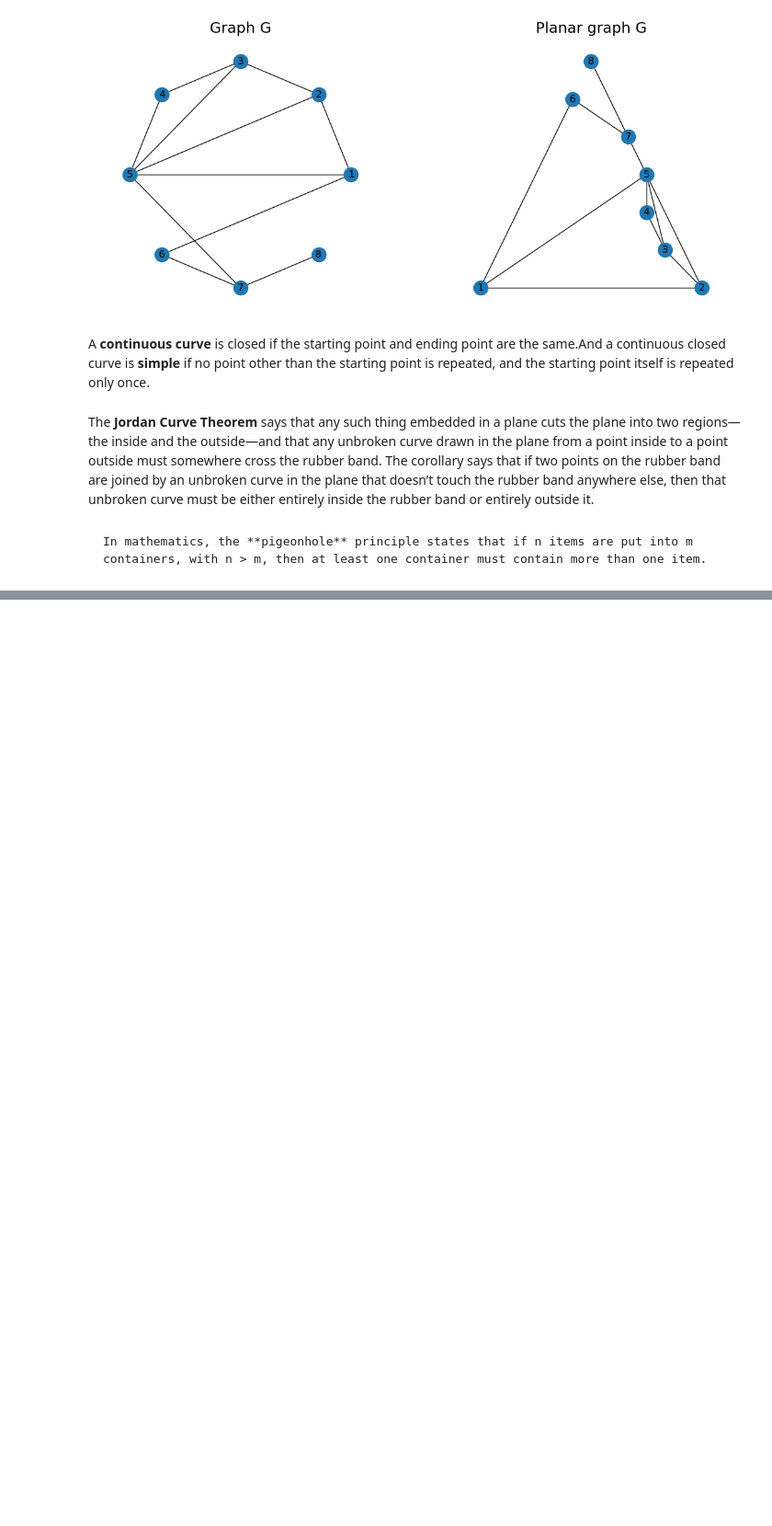
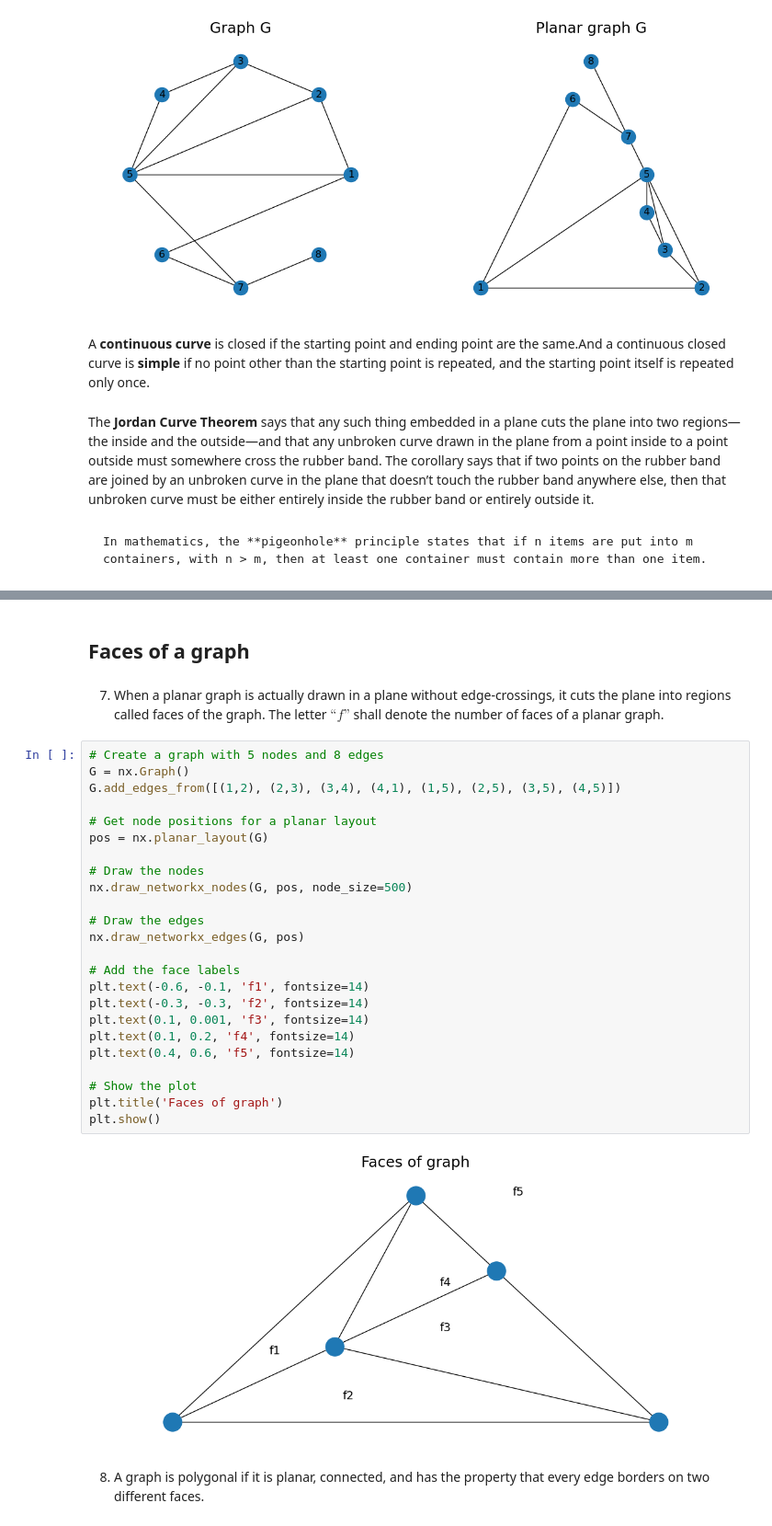
Before and after one commit to deva-k/devabook, a Jupyter notebook: _sources/book/graphs/graphs.ipynb, the cells around one changed output, grey strips where cells are left out. Shown at 92% size. Cells and saved outputs as stored; diff of their text form; blank space fills up the shorter version.

```diff
--- a/_sources/book/graphs/graphs.ipynb
+++ b/_sources/book/graphs/graphs.ipynb
@@ -310,0 +328,32 @@ If some new vertices of degree 2 are added to some of the edges of a graph $G$,
+# %% [markdown]
+## Faces of a graph
+# %% [markdown]
+7. When a planar graph is actually drawn in a plane without edge-crossings, it cuts the plane into regions called faces of the graph. The letter $“f”$ shall denote the number of faces of a planar graph.
+# %%
+# Create a graph with 5 nodes and 8 edges
+G = nx.Graph()
+G.add_edges_from([(1,2), (2,3), (3,4), (4,1), (1,5), (2,5), (3,5), (4,5)])
+
+# Get node positions for a planar layout
+pos = nx.planar_layout(G)
+
+# Draw the nodes
+nx.draw_networkx_nodes(G, pos, node_size=500)
+
+# Draw the edges
+nx.draw_networkx_edges(G, pos)
+
+# Add the face labels
+plt.text(-0.6, -0.1, 'f1', fontsize=14)
+plt.text(-0.3, -0.3, 'f2', fontsize=14)
+plt.text(0.1, 0.001, 'f3', fontsize=14)
+plt.text(0.1, 0.2, 'f4', fontsize=14)
+plt.text(0.4, 0.6, 'f5', fontsize=14)
+
+# Show the plot
+plt.title('Faces of graph')
+plt.show()
+# %% [output]
+[figure, added]
+# %% [markdown]
+8. A graph is polygonal if it is planar, connected, and has the property that every edge borders on two different faces.
```
Also changed, not shown: parts of 5 cells of this notebook, 19 other files.
